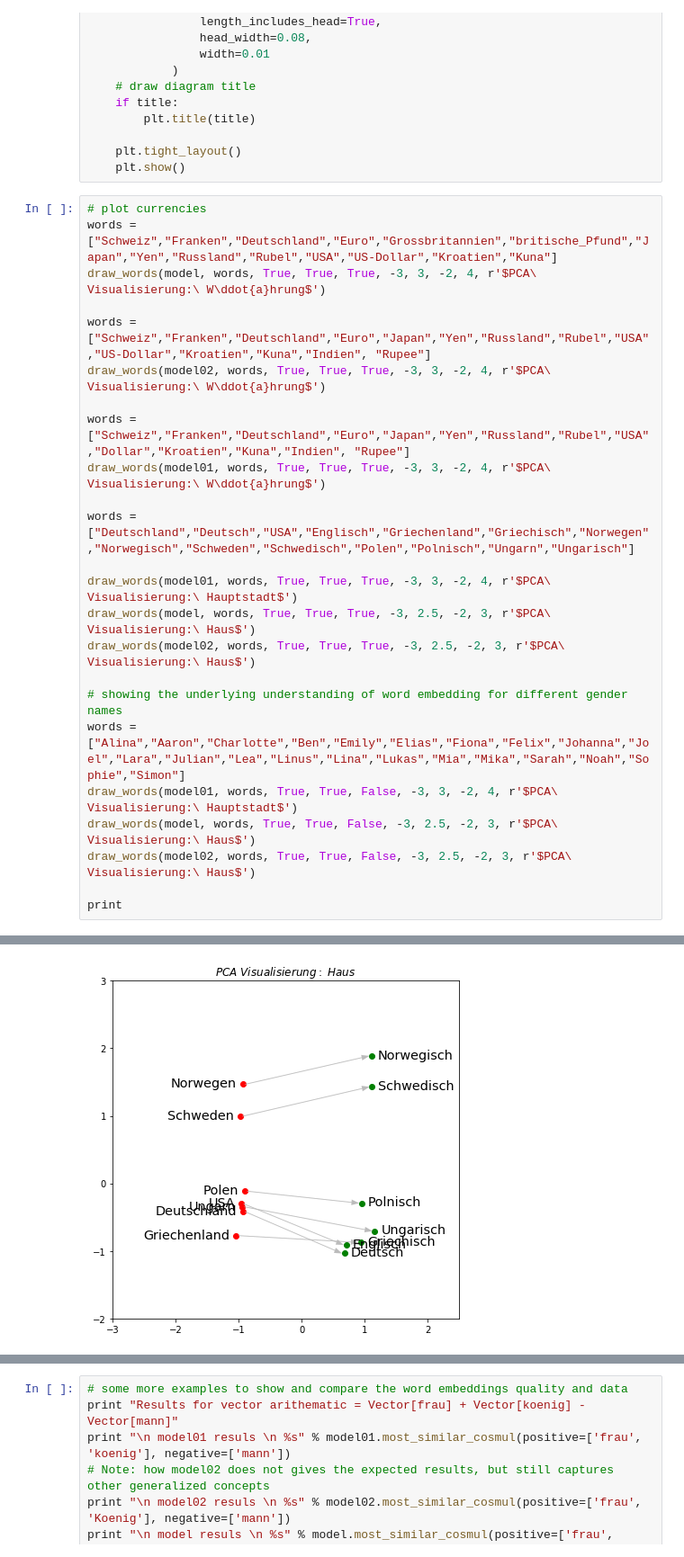
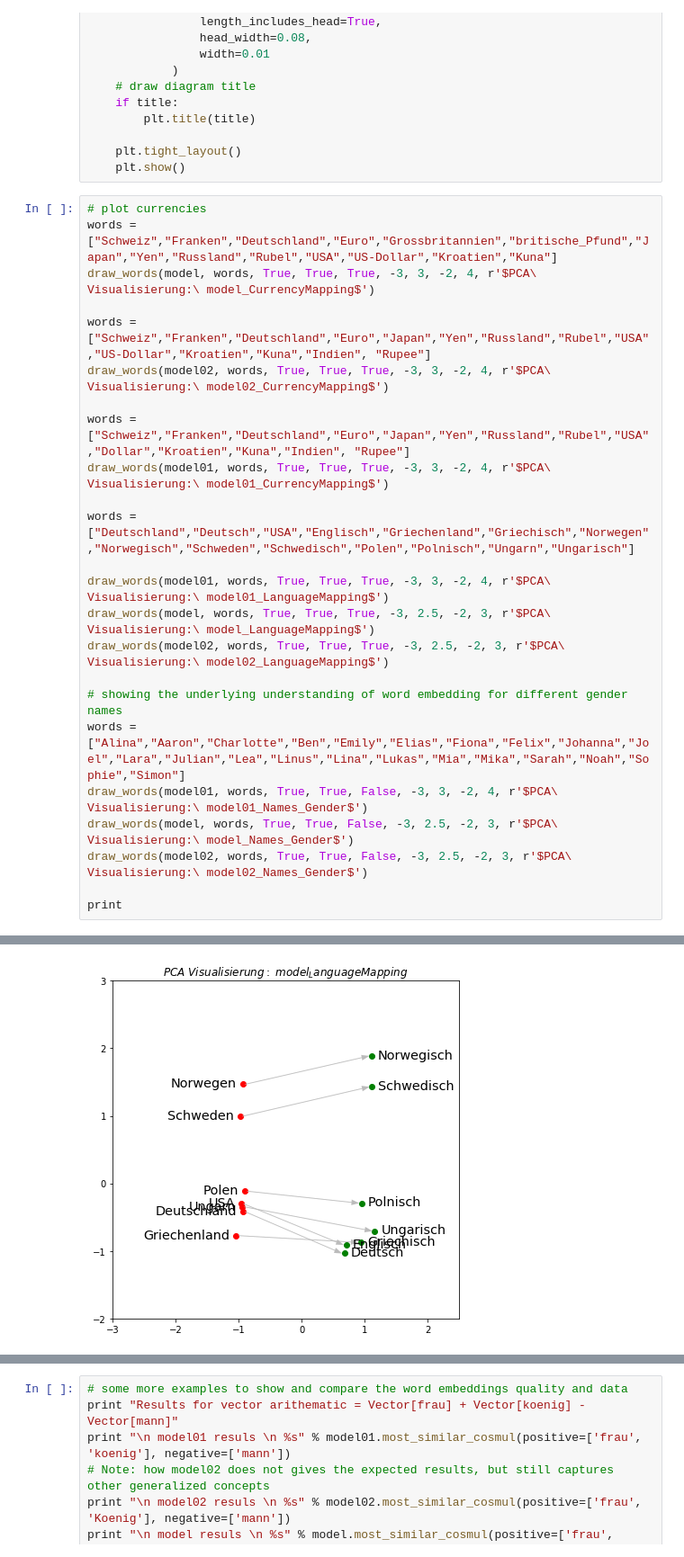
Before and after one commit to dupree/recommender_system, a Jupyter notebook: Bookstore_demoNotebook.ipynb, the cells around one changed output, grey strips where cells are left out. Shown at 90% size. Drawn from its saved outputs; the diff is of its cells as text.

```diff
--- a/Bookstore_demoNotebook.ipynb
+++ b/Bookstore_demoNotebook.ipynb
@@ -164,25 +165,25 @@ def draw_words(model, words, pca=False, alternate=True, arrows=True, x1=3, x2=3,
 # %%
 # plot currencies
 words = ["Schweiz","Franken","Deutschland","Euro","Grossbritannien","britische_Pfund","Japan","Yen","Russland","Rubel","USA","US-Dollar","Kroatien","Kuna"]
-draw_words(model, words, True, True, True, -3, 3, -2, 4, r'$PCA\ Visualisierung:\ W\ddot{a}hrung$')
+draw_words(model, words, True, True, True, -3, 3, -2, 4, r'$PCA\ Visualisierung:\ model_CurrencyMapping$')
 
 words = ["Schweiz","Franken","Deutschland","Euro","Japan","Yen","Russland","Rubel","USA","US-Dollar","Kroatien","Kuna","Indien", "Rupee"]
-draw_words(model02, words, True, True, True, -3, 3, -2, 4, r'$PCA\ Visualisierung:\ W\ddot{a}hrung$')
+draw_words(model02, words, True, True, True, -3, 3, -2, 4, r'$PCA\ Visualisierung:\ model02_CurrencyMapping$')
 
 words = ["Schweiz","Franken","Deutschland","Euro","Japan","Yen","Russland","Rubel","USA","Dollar","Kroatien","Kuna","Indien", "Rupee"]
-draw_words(model01, words, True, True, True, -3, 3, -2, 4, r'$PCA\ Visualisierung:\ W\ddot{a}hrung$')
+draw_words(model01, words, True, True, True, -3, 3, -2, 4, r'$PCA\ Visualisierung:\ model01_CurrencyMapping$')
 
 words = ["Deutschland","Deutsch","USA","Englisch","Griechenland","Griechisch","Norwegen","Norwegisch","Schweden","Schwedisch","Polen","Polnisch","Ungarn","Ungarisch"]
 
-draw_words(model01, words, True, True, True, -3, 3, -2, 4, r'$PCA\ Visualisierung:\ Hauptstadt$')
-draw_words(model, words, True, True, True, -3, 2.5, -2, 3, r'$PCA\ Visualisierung:\ Haus$')
-draw_words(model02, words, True, True, True, -3, 2.5, -2, 3, r'$PCA\ Visualisierung:\ Haus$')
+draw_words(model01, words, True, True, True, -3, 3, -2, 4, r'$PCA\ Visualisierung:\ model01_LanguageMapping$')
+draw_words(model, words, True, True, True, -3, 2.5, -2, 3, r'$PCA\ Visualisierung:\ model_LanguageMapping$')
+draw_words(model02, words, True, True, True, -3, 2.5, -2, 3, r'$PCA\ Visualisierung:\ model02_LanguageMapping$')
 
 # showing the underlying understanding of word embedding for different gender names
 words = ["Alina","Aaron","Charlotte","Ben","Emily","Elias","Fiona","Felix","Johanna","Joel","Lara","Julian","Lea","Linus","Lina","Lukas","Mia","Mika","Sarah","Noah","Sophie","Simon"]
-draw_words(model01, words, True, True, False, -3, 3, -2, 4, r'$PCA\ Visualisierung:\ Hauptstadt$')
-draw_words(model, words, True, True, False, -3, 2.5, -2, 3, r'$PCA\ Visualisierung:\ Haus$')
-draw_words(model02, words, True, True, False, -3, 2.5, -2, 3, r'$PCA\ Visualisierung:\ Haus$')
+draw_words(model01, words, True, True, False, -3, 3, -2, 4, r'$PCA\ Visualisierung:\ model01_Names_Gender$')
+draw_words(model, words, True, True, False, -3, 2.5, -2, 3, r'$PCA\ Visualisierung:\ model_Names_Gender$')
+draw_words(model02, words, True, True, False, -3, 2.5, -2, 3, r'$PCA\ Visualisierung:\ model02_Names_Gender$')
 
 print
 # %% [output]
@@ -195 +196 @@ raised key error now looking for lower case word in the vocabulary
-[figure, old version]
+[figure, new version]
```
Also changed, not shown: parts of 13 cells of this notebook.
